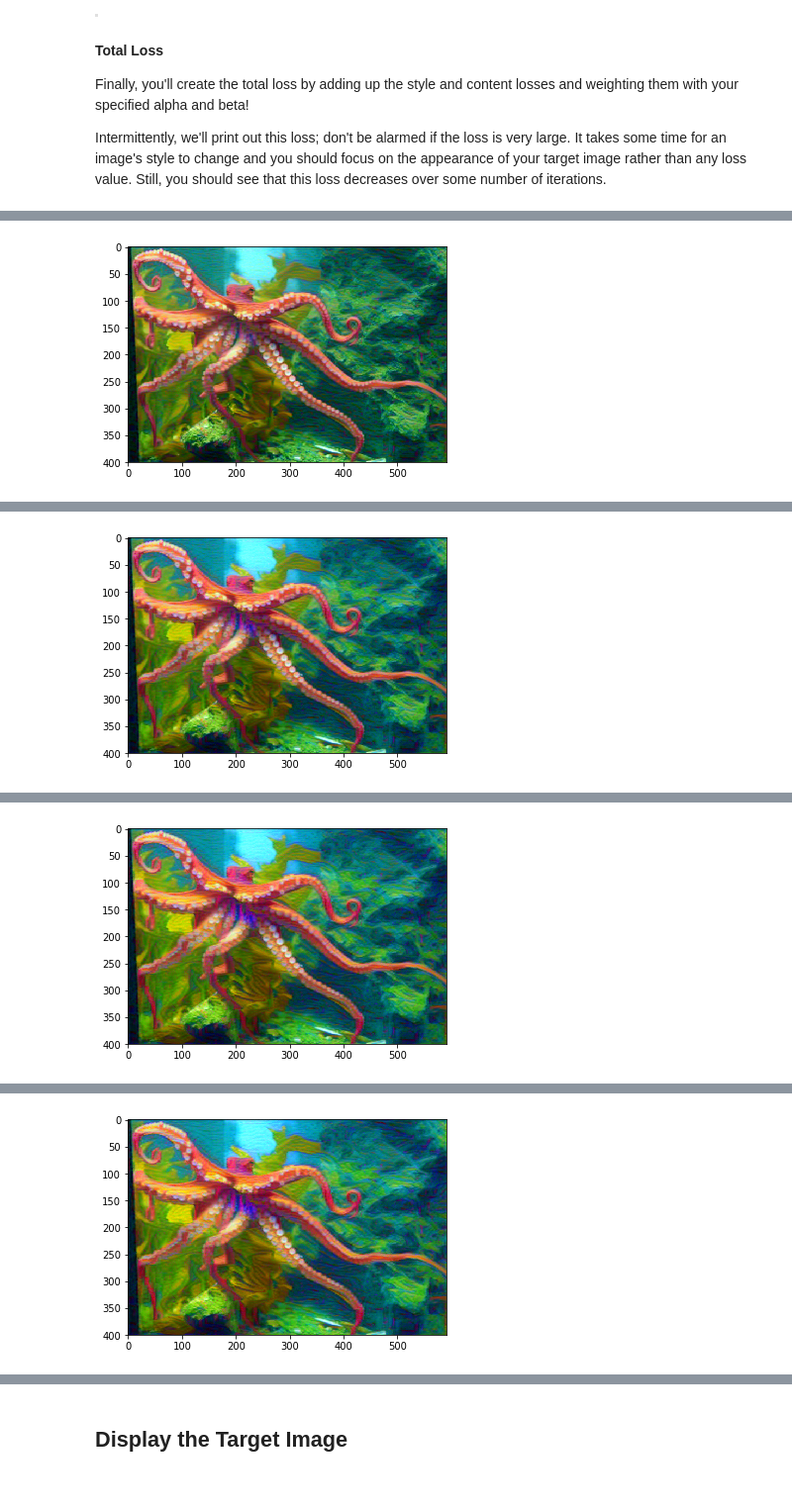
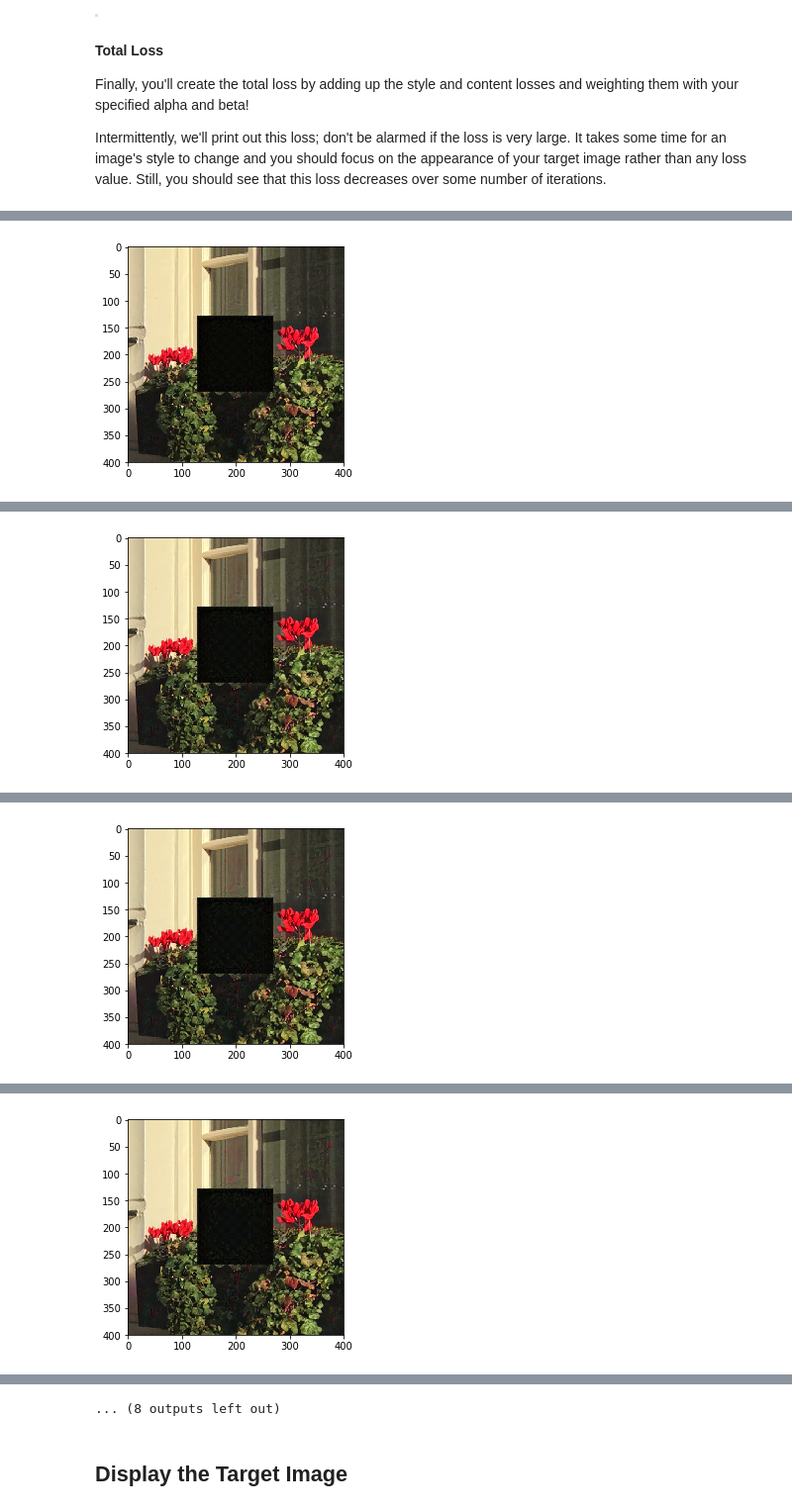
Before and after one commit to ShivendraAgrawal/deep-learning-v2-pytorch-udacity, a Jupyter notebook: style-transfer/Style_Transfer_Solution.ipynb, the cells around one changed output, grey strips where cells are left out. Shown at 99% size. Drawn from its saved outputs; the diff is of its cells as text; code cells hidden in the pictures.

```diff
--- a/style-transfer/Style_Transfer_Solution.ipynb
+++ b/style-transfer/Style_Transfer_Solution.ipynb
@@ -109,9 +109,9 @@ def load_image(img_path, max_size=400, shape=None):
 Next, I'm loading in images by file name and forcing the style image to be the same size as the content image.
 # %%
 # load in content and style image
-content = load_image('images/octopus.jpg').to(device)
+content = load_image('images/city_flowers_source.png').to(device)
 # Resize style to match content, makes code easier
-style = load_image('images/hockney.jpg', shape=content.shape[-2:]).to(device)
+style = load_image('images/city_flowers_target.png', shape=content.shape[-2:]).to(device)
 # %%
 # helper function for un-normalizing an image
 # and converting it from a Tensor image to a NumPy image for display
@@ -289,7 +267,7 @@ show_every = 400
 
 # iteration hyperparameters
 optimizer = optim.Adam([target], lr=0.003)
-steps = 2000  # decide how many iterations to update your image (5000)
+steps = 4000  # decide how many iterations to update your image (5000)
 
 for ii in range(1, steps+1):
 
@@ -333 +311 @@ Total loss:  49116588.0
-[figure, old version]
+[figure, new version]
@@ -335 +313 @@ Total loss:  9944565.0
-[figure, old version]
+[figure, new version]
@@ -337 +315 @@ Total loss:  5173624.5
-[figure, old version]
+[figure, new version]
@@ -339 +317 @@ Total loss:  3145412.75
-[figure, old version]
+[figure, new version]
@@ -342,3 +322,4 @@ Total loss:  2023719.125
+... (8 outputs left out)
 # %% [markdown]
 ## Display the Target Image
 # %%
```
Also changed, not shown: parts of 5 cells of this notebook.
